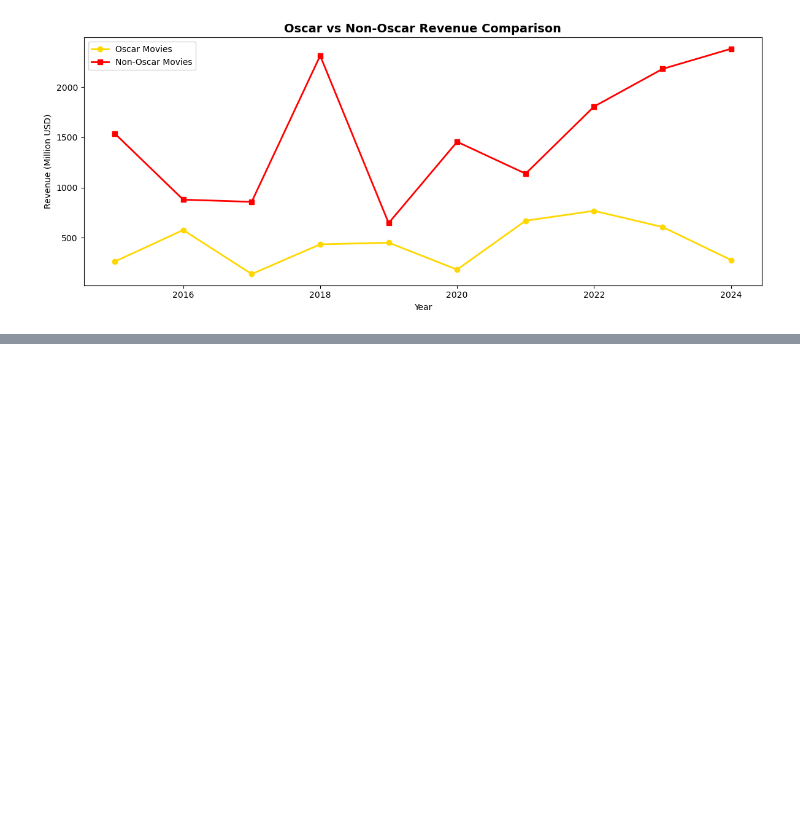
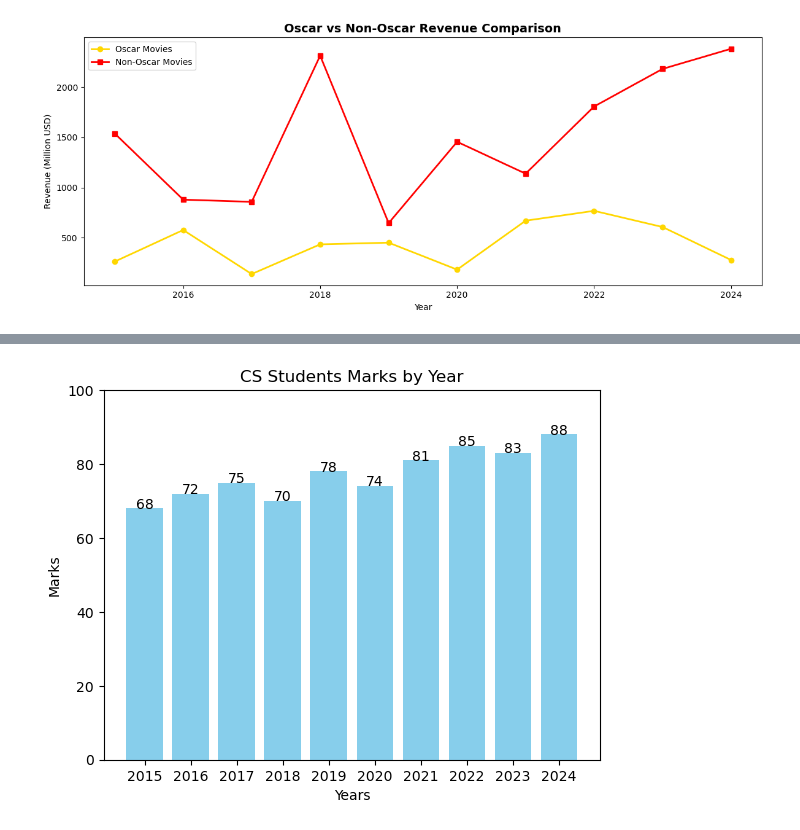
Before and after one commit to muhammadabid236159/AI-100-days-, a Jupyter notebook: 09_Data_Visualization/day25_data_visualization.ipynb, the cells around one changed output, grey strips where cells are left out. Saved outputs shown, nothing was run; the diff lists cells and outputs as text; code cells hidden in the pictures; blank space fills up the shorter version.

```diff
--- a/09_Data_Visualization/day25_data_visualization.ipynb
+++ b/09_Data_Visualization/day25_data_visualization.ipynb
@@ -158,0 +177,22 @@ plt.show()
+# %%
+import matplotlib.pyplot as plt
+
+years = [2015, 2016, 2017, 2018, 2019, 2020, 2021, 2022, 2023, 2024]
+
+cs_marks = [68, 72, 75, 70, 78, 74, 81, 85, 83, 88]
+
+se_marks = [65, 69, 73, 76, 74, 79, 80, 82, 86, 84]
+
+plt.bar(years, cs_marks, color="skyblue")
+for i in range(len(years)):
+    plt.text(years[i], cs_marks[i], str(cs_marks[i]), ha="center")
+plt.title("CS Students Marks by Year")
+plt.xlabel("Years")
+plt.ylabel("Marks")
+
+plt.xticks(years)
+plt.ylim(0, 100)
+
+plt.show()
+# %% [output]
+[figure, added]
```
Also changed, not shown: parts of 6 cells of this notebook, 1 other file.
